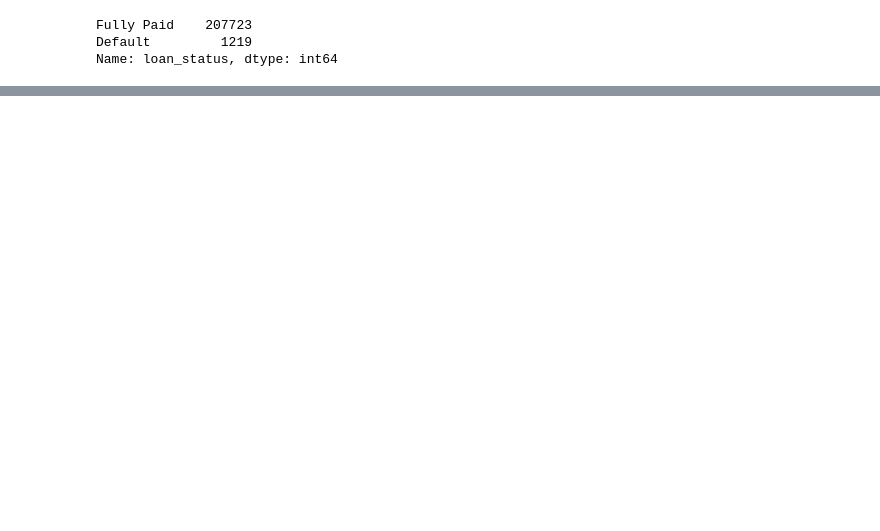
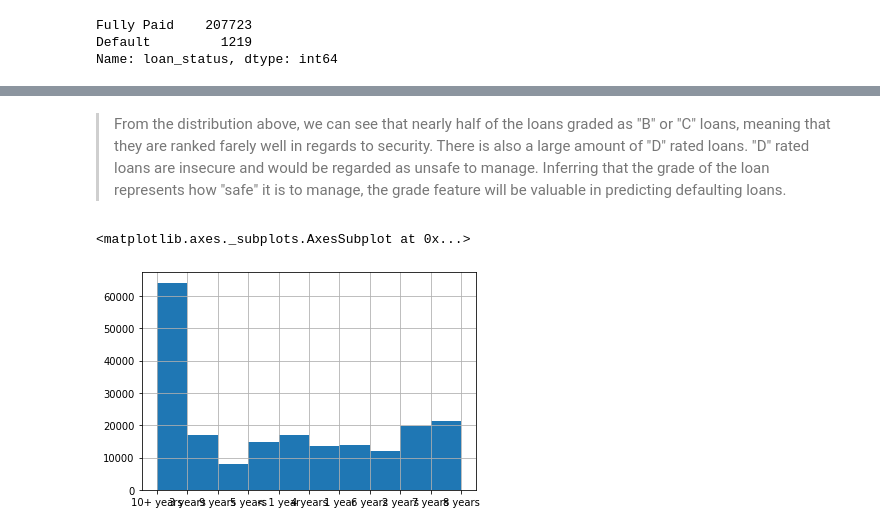
Before and after one commit to elilaird/CS7324-MachineLearning-Labs, a Jupyter notebook: Lab5/Lab5.ipynb, the cells around one changed output, grey strips where cells are left out. Drawn from its saved outputs; the diff is of its cells as text; code cells hidden in the pictures; blank space fills up the shorter version.

```diff
--- a/Lab5/Lab5.ipynb
+++ b/Lab5/Lab5.ipynb
@@ -93,0 +182,8 @@ Name: loan_status, dtype: int64
+# %% [markdown]
+>From the distribution above, we can see that nearly half of the loans graded as "B" or "C" loans, meaning that they are ranked farely well in regards to security. There is also a large amount of "D" rated loans. "D" rated loans are insecure and would be regarded as unsafe to manage. Inferring that the grade of the loan represents how "safe" it is to manage, the grade feature will be valuable in predicting defaulting loans.
+# %%
+#plot distribution of emp_length
+loans_data['emp_length'].hist()
+# %% [output]
+<matplotlib.axes._subplots.AxesSubplot at 0x...>
+[figure, added]
```
Also changed, not shown: parts of 29 cells of this notebook.
